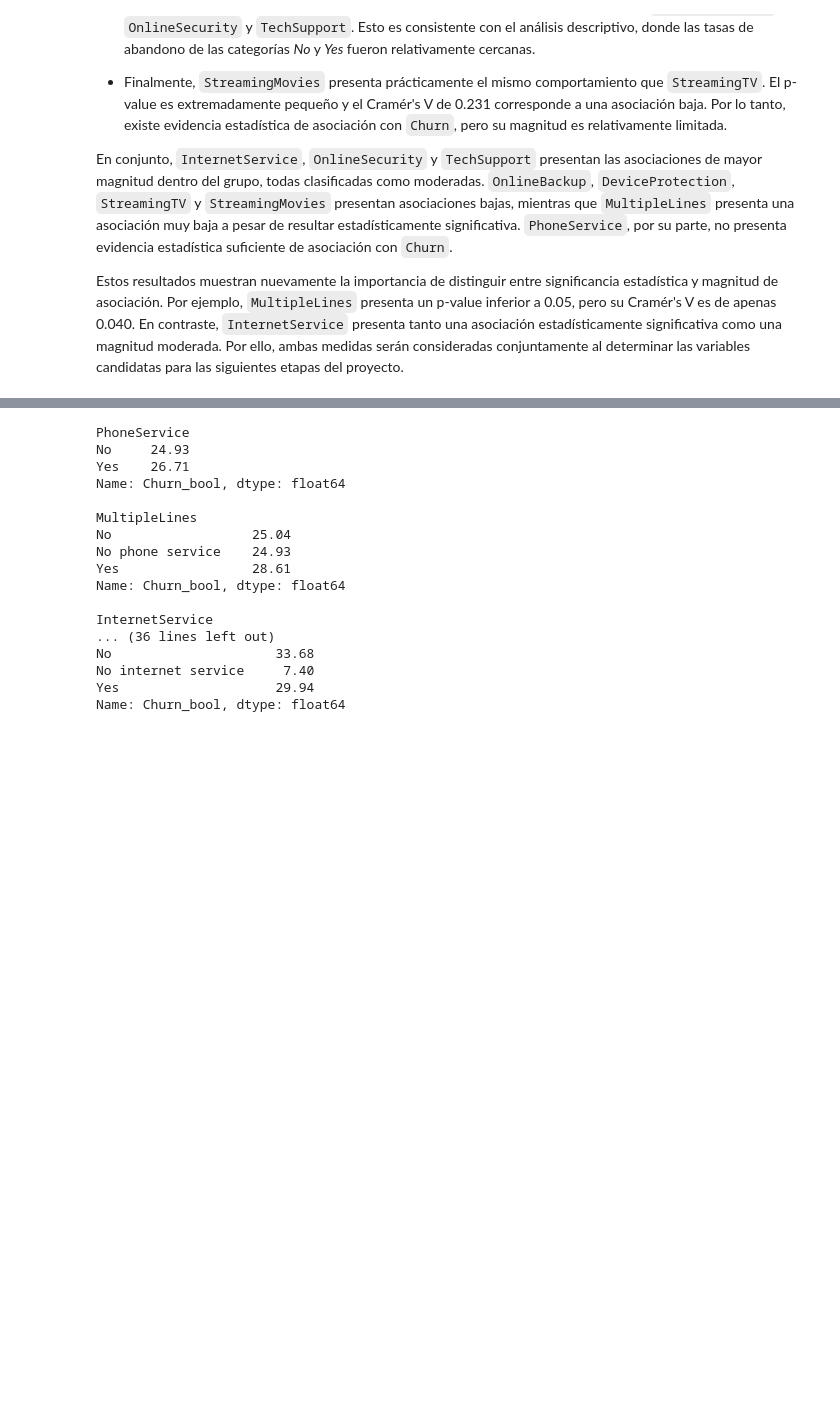
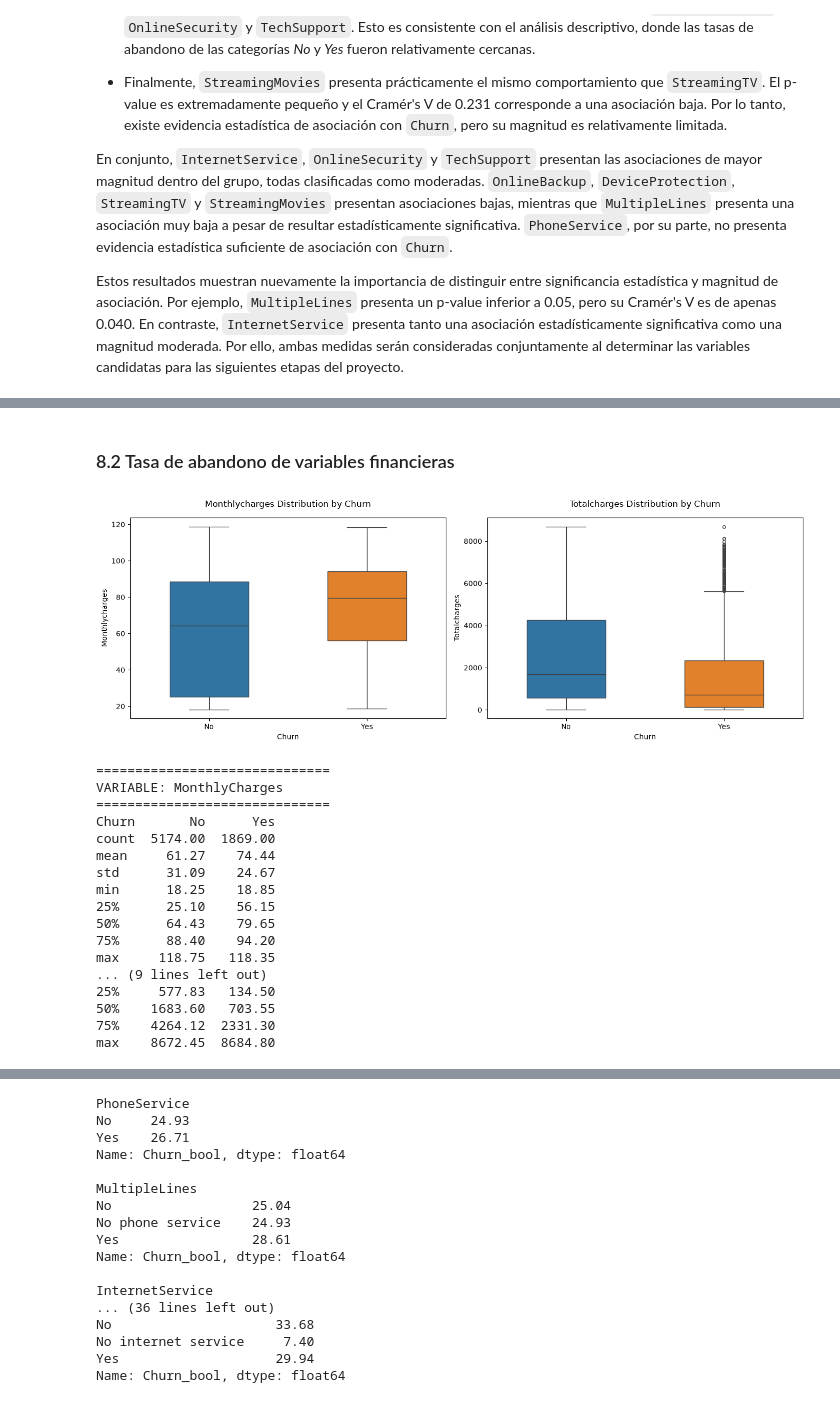
Before and after one commit to josue-rdgzcb/customer-churn-prediction-and-segmentation, a Jupyter notebook: notebooks/01_data_exploration.ipynb, the cells around one changed output, grey strips where cells are left out. Saved outputs shown, nothing was run; the diff lists cells and outputs as text; code cells hidden in the pictures; blank space fills up the shorter version.

```diff
--- a/notebooks/01_data_exploration.ipynb
+++ b/notebooks/01_data_exploration.ipynb
@@ -831,0 +906,33 @@ Estos resultados muestran nuevamente la importancia de distinguir entre signific
+# %% [markdown]
+### 8.2 Tasa de abandono de variables financieras
+# %%
+# Plot financial features distributions by churn
+plot_continuous_by_categorical(df, financial_features, 'Churn')
+
+# Calculate summary statistics per churn group for each financial feature
+for var in financial_features:
+    boxplot_stats = df.groupby('Churn')[var].describe([0.25, 0.50, 0.75]).T
+    print("="*30)
+    print(f'VARIABLE: {var}')
+    print("="*30)
+    print(boxplot_stats.round(2))
+    print("")
+# %% [output]
+[figure, added]
+==============================
+VARIABLE: MonthlyCharges
+==============================
+Churn       No      Yes
+count  5174.00  1869.00
+mean     61.27    74.44
+std      31.09    24.67
+min      18.25    18.85
+25%      25.10    56.15
+50%      64.43    79.65
+75%      88.40    94.20
+max     118.75   118.35
+... (9 lines left out)
+25%     577.83   134.50
+50%    1683.60   703.55
+75%    4264.12  2331.30
+max    8672.45  8684.80
```
Also changed, not shown: parts of 16 cells of this notebook.
